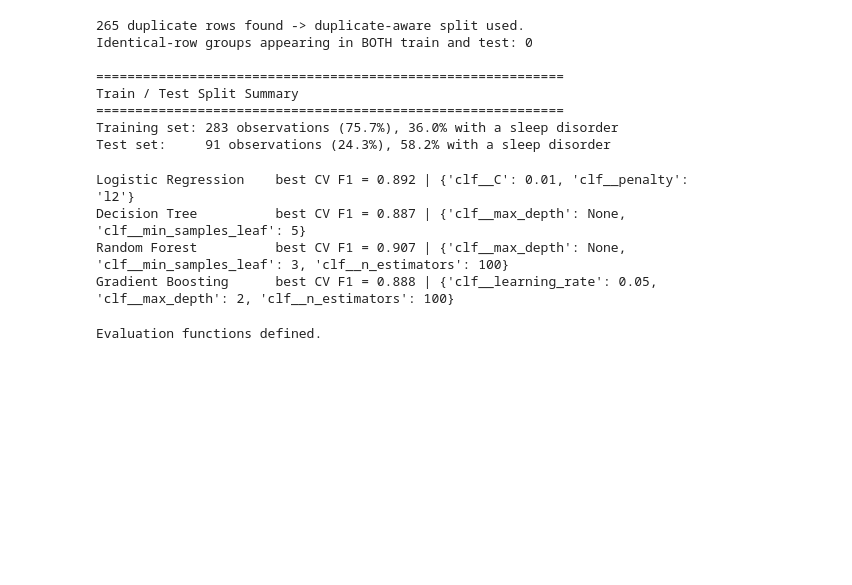
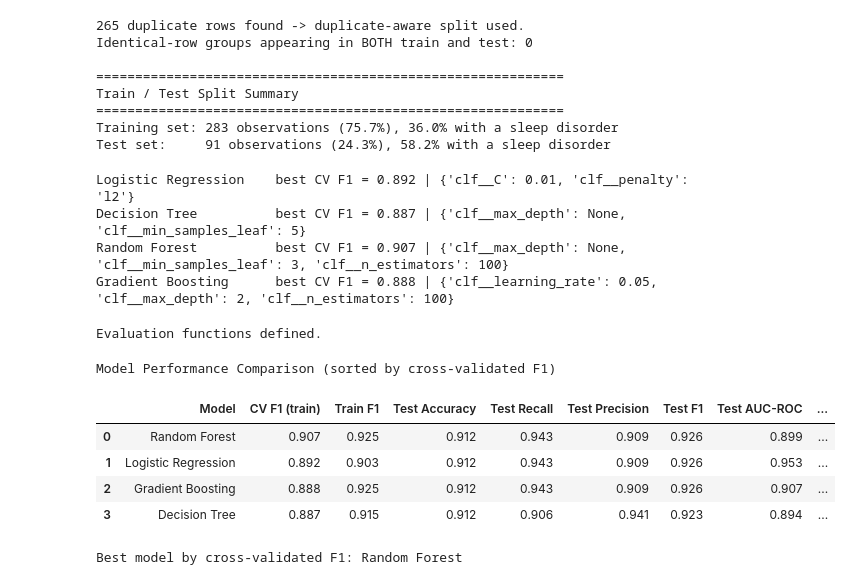
Before and after one commit to sudiksharamakrishnanhse-lab/ProgrammingforHDS_FinalProject, a Jupyter notebook: DatasetSelection.ipynb, the cells around one changed output. Saved outputs shown, nothing was run; the diff lists cells and outputs as text; code cells hidden in the pictures; blank space fills up the shorter version.

```diff
--- a/DatasetSelection.ipynb
+++ b/DatasetSelection.ipynb
@@ -701,3 +701,37 @@ def get_extra_metrics(model, X, y_actual):
 print("Evaluation functions defined.")
 # %% [output]
 Evaluation functions defined.
+# %%
+# @title **Section 8B Model Comparison Table**
+
+comparison_rows = []
+for name, model in tuned.items():
+    scores = get_metrics_score(model, X_train, X_test, y_train, y_test, verbose=False)
+    extra = get_extra_metrics(model, X_test, y_test)   # >>> ENHANCEMENT 4: compute the 4 added metrics
+    comparison_rows.append({
+        "Model":           name,
+        "CV F1 (train)":   grids[name].best_score_,
+        "Train F1":        scores[6],
+        "Test Accuracy":   scores[1],
+        "Test Recall":     scores[3],
+        "Test Precision":  scores[5],
+        "Test F1":         scores[7],
+        "Test AUC-ROC":    scores[9],
+        **{f"Test {k}": v for k, v in extra.items()},   # >>> ENHANCEMENT 4: adds the 4 new metric columns to the table
+    })
+
+comparison_df = pd.DataFrame(comparison_rows).sort_values("CV F1 (train)", ascending=False)
+print("Model Performance Comparison (sorted by cross-validated F1)")
+display(comparison_df.round(3).reset_index(drop=True))
+
+BEST_NAME = comparison_df.iloc[0]["Model"]
+best_model = tuned[BEST_NAME]
+print(f"\nBest model by cross-validated F1: {BEST_NAME}")
+# %% [output]
+Model Performance Comparison (sorted by cross-validated F1)
+|  | Model | CV F1 (train) | Train F1 | Test Accuracy | Test Recall | Test Precision | Test F1 | Test AUC-ROC | ... |
+| 0 | Random Forest | 0.907 | 0.925 | 0.912 | 0.943 | 0.909 | 0.926 | 0.899 | ... |
+| 1 | Logistic Regression | 0.892 | 0.903 | 0.912 | 0.943 | 0.909 | 0.926 | 0.953 | ... |
+| 2 | Gradient Boosting | 0.888 | 0.925 | 0.912 | 0.943 | 0.909 | 0.926 | 0.907 | ... |
+| 3 | Decision Tree | 0.887 | 0.915 | 0.912 | 0.906 | 0.941 | 0.923 | 0.894 | ... |
+Best model by cross-validated F1: Random Forest
```
Also changed, not shown: parts of 4 cells of this notebook.
